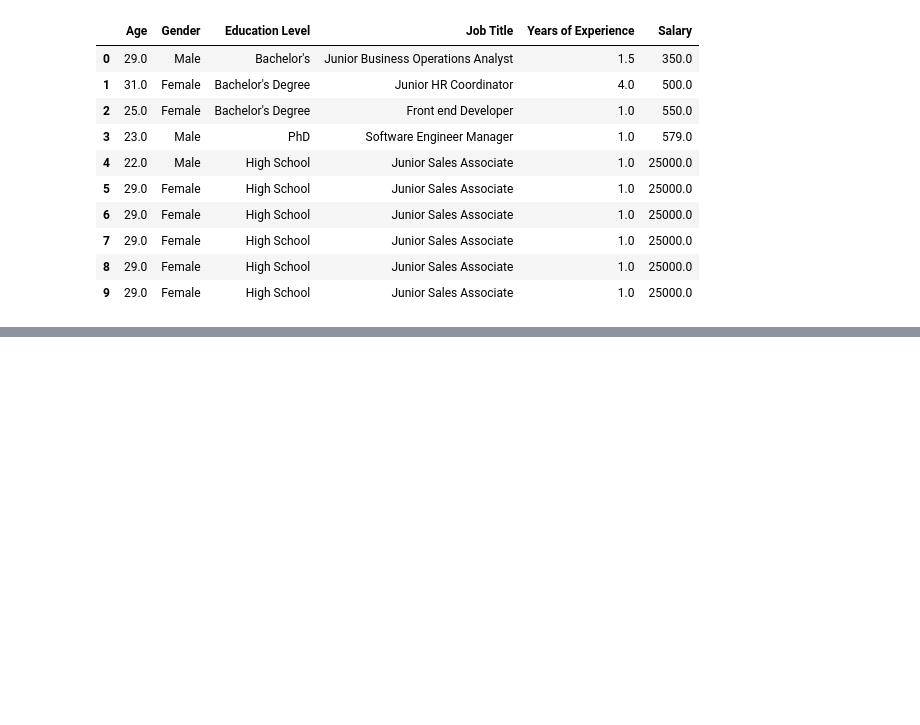
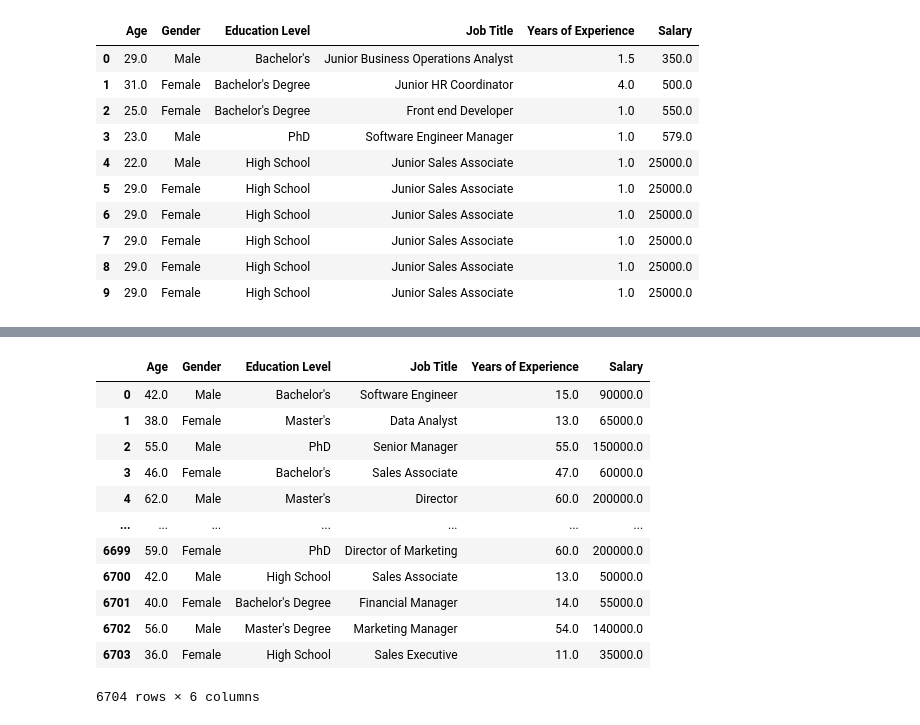
Before and after one commit to aysenuradnrr/Veri-Analizi-E-itimi, a Jupyter notebook: Untitled.ipynb, the cells around one changed output, grey strips where cells are left out. Cells and saved outputs as stored; diff of their text form; code cells hidden in the pictures; blank space fills up the shorter version.

```diff
--- a/Untitled.ipynb
+++ b/Untitled.ipynb
@@ -535,0 +685,16 @@ df.reset_index(drop=True)
+# %%
+df
+# %% [output]
+|  | Age | Gender | Education Level | Job Title | Years of Experience | Salary |
+| 0 | 42.0 | Male | Bachelor's | Software Engineer | 15.0 | 90000.0 |
+| 1 | 38.0 | Female | Master's | Data Analyst | 13.0 | 65000.0 |
+| 2 | 55.0 | Male | PhD | Senior Manager | 55.0 | 150000.0 |
+| 3 | 46.0 | Female | Bachelor's | Sales Associate | 47.0 | 60000.0 |
+| 4 | 62.0 | Male | Master's | Director | 60.0 | 200000.0 |
+| ... | ... | ... | ... | ... | ... | ... |
+| 6699 | 59.0 | Female | PhD | Director of Marketing | 60.0 | 200000.0 |
+| 6700 | 42.0 | Male | High School | Sales Associate | 13.0 | 50000.0 |
+| 6701 | 40.0 | Female | Bachelor's Degree | Financial Manager | 14.0 | 55000.0 |
+| 6702 | 56.0 | Male | Master's Degree | Marketing Manager | 54.0 | 140000.0 |
+| 6703 | 36.0 | Female | High School | Sales Executive | 11.0 | 35000.0 |
+6704 rows × 6 columns
```
Also changed, not shown: parts of 19 cells of this notebook.
